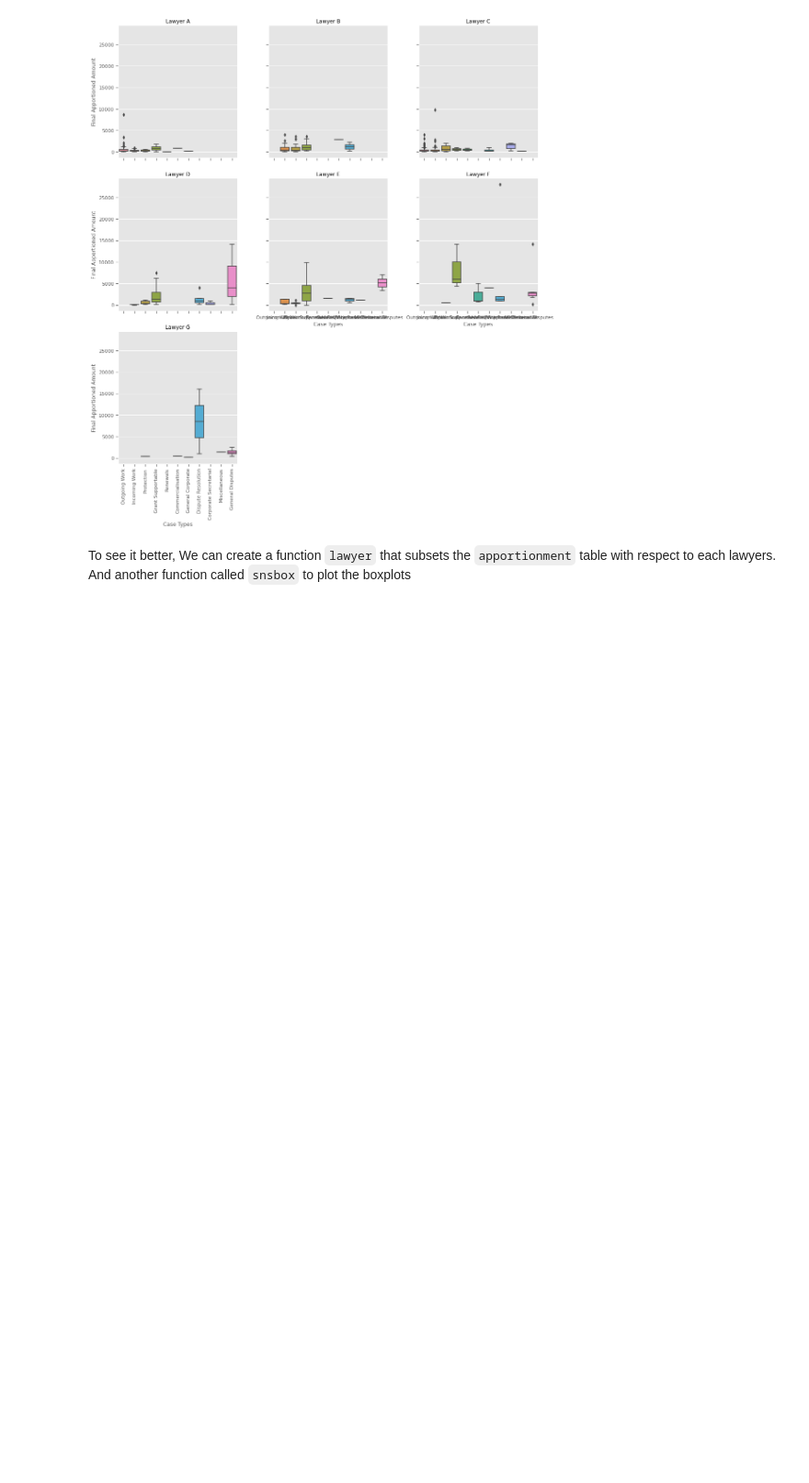
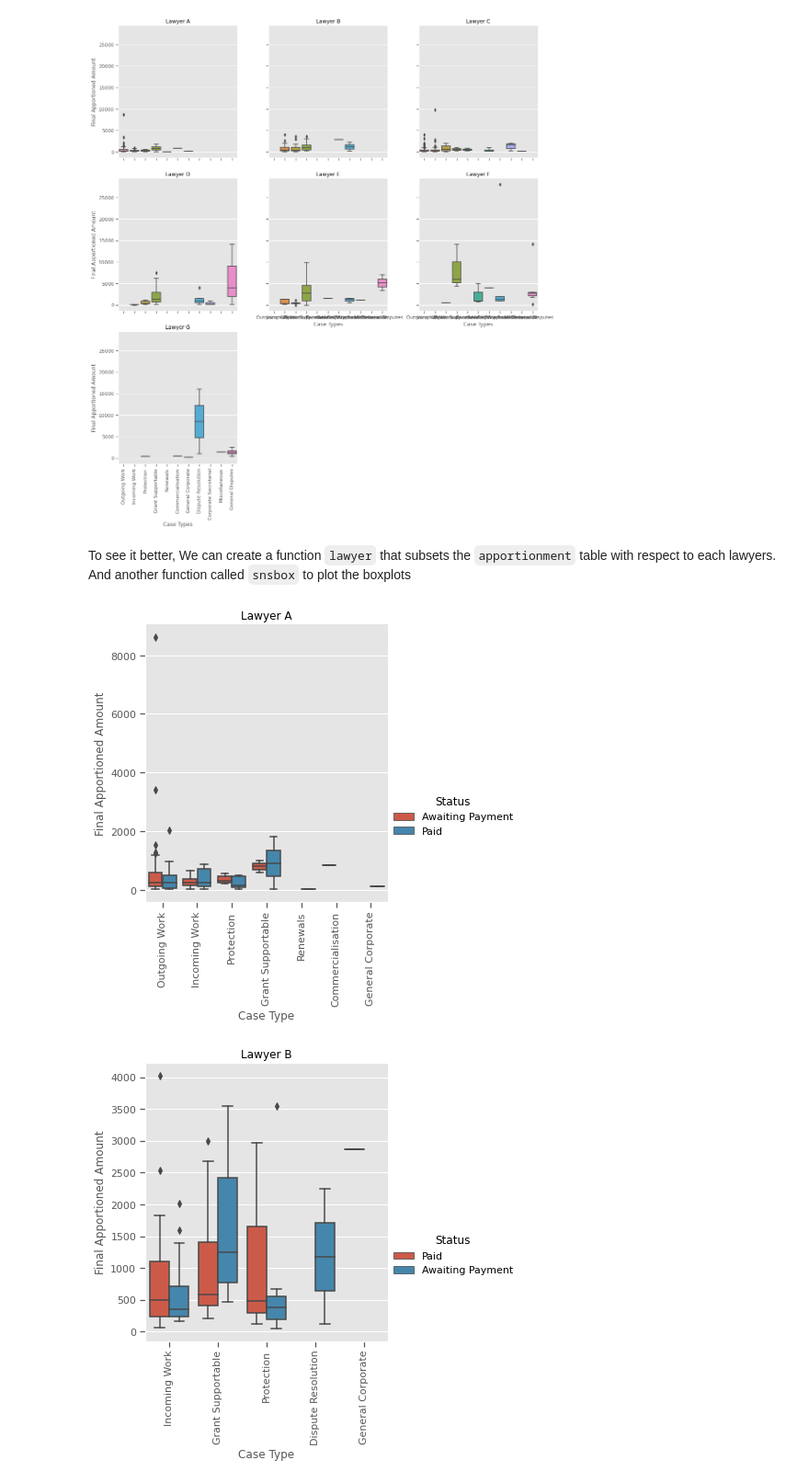
Before and after one commit to snek5/4gia-datachallenge, a Jupyter notebook: 4_gia.ipynb, the cells around one changed output. Shown at 92% size. Drawn from its saved outputs; the diff is of its cells as text; code cells hidden in the pictures; blank space fills up the shorter version.

```diff
--- a/4_gia.ipynb
+++ b/4_gia.ipynb
@@ -195,12 +207,16 @@ plt.show()
 [figure]
 # %% [markdown]
 To see it better, We can create a function `lawyer` that subsets the `apportionment` table with respect to each lawyers. And another function called `snsbox` to plot the boxplots
-# %%
-def lawyer (x):
-    """ Function to subset each lawyers from the apportionment data frame """
-    return apportionment[apportionment['User'] == x]
-
-def snsbox (data):
-    """ Function to plot boxplots using seaborn """
-    sns.catplot(data = data, x = 'Case Type', y = 'Final Apportioned Amount', hue = 'Status', kind = 'box')
-    plt.show()
+# %%
+# Initialize a list of lawyers
+Lawyers = ['Lawyer A', 'Lawyer B', 'Lawyer C', 'Lawyer D', 'Lawyer E', 'Lawyer F', 'Lawyer G']
+
+# Looping through each lawyers and make a plot
+for lawyer in Lawyers:
+    l = apportionment[apportionment['User'] == lawyer]
+    sns.catplot(data = l, x = 'Case Type', y = 'Final Apportioned Amount', hue = 'Status', kind = 'box').set(title = lawyer)
+    plt.xticks( rotation = 90)
+    plt.show()
+# %% [output]
+[figure, added]
+[figure, added]
```
Also changed, not shown: parts of 8 cells of this notebook, 1 other file.
